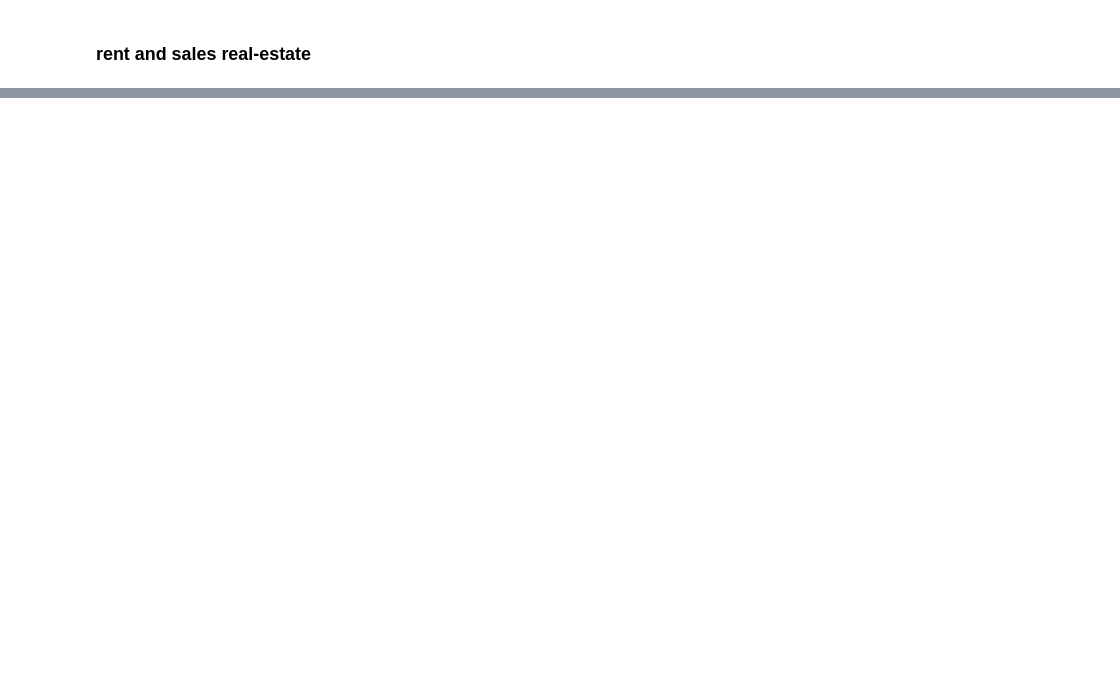
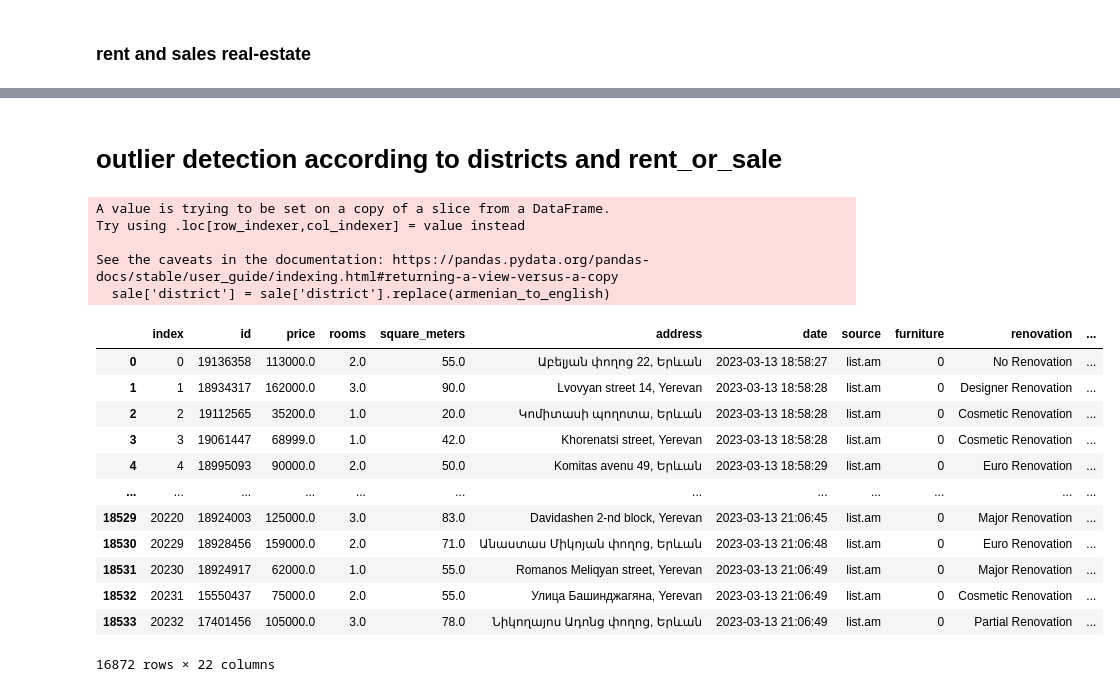
Before and after one commit to AvoDzis/capstone-real-estate, a Jupyter notebook: cleaning_data.ipynb, the cells around one changed output, grey strips where cells are left out. Drawn from its saved outputs; the diff is of its cells as text; code cells hidden in the pictures; blank space fills up the shorter version.

```diff
--- a/cleaning_data.ipynb
+++ b/cleaning_data.ipynb
@@ -158,0 +206,2 @@ rent = yerevan_actual.loc[(yerevan_actual["rent_or_sale"]=="rent houses") | (yer
+# %% [markdown]
+# outlier detection according to districts and rent_or_sale
@@ -158,0 +219,38 @@ rent = yerevan_actual.loc[(yerevan_actual["rent_or_sale"]=="rent houses") | (yer
+# %%
+armenian_to_english = {'Աջափնյակ': 'Achapnyak',
+                       'Նոր Նորք': 'Nor-Nork',
+                       'Արաբկիր': 'Arabkir',
+                       'Կենտրոն': 'Kentron',
+                       'Դավթաշեն': 'Davtashen',
+                       'Էրեբունի': 'Erebuni',
+                       'Շենգավիթ': 'Shengavit',
+                       'Քանաքեռ-Զեյթուն': 'Qanaqer-Zeytun',
+                       'Մալաթիա-Սեբաստիա': 'Malatia-Sebastia',
+                       'Ավան': 'Avan',
+                       'Նոր Նորքի 1-ին զանգված': 'Nor-Nork',
+                       'Նոր Նորքի 2-րդ զանգված': 'Nor-Nork',
+                       'Դավթաշեն գյուղ': 'Davtashen',
+                       'Նորք Մարաշ': 'Norq-Marash',
+                       'Գլենդել Հիլզ': 'Kentron',
+                       'Նուբարաշեն': 'Nubarashen'}
+
+sale['district'] = sale['district'].replace(armenian_to_english)
+# %% [output]
+A value is trying to be set on a copy of a slice from a DataFrame.
+Try using .loc[row_indexer,col_indexer] = value instead
+
+See the caveats in the documentation: https://pandas.pydata.org/pandas-docs/stable/user_guide/indexing.html#returning-a-view-versus-a-copy
+  sale['district'] = sale['district'].replace(armenian_to_english)
+|  | index | id | price | rooms | square_meters | address | date | source | furniture | renovation | ... |
+| 0 | 0 | 19136358 | 113000.0 | 2.0 | 55.0 | Աբելյան փողոց 22, Երևան | 2023-03-13 18:58:27 | list.am | 0 | No Renovation | ... |
+| 1 | 1 | 18934317 | 162000.0 | 3.0 | 90.0 | Lvovyan street 14, Yerevan | 2023-03-13 18:58:28 | list.am | 0 | Designer Renovation | ... |
+| 2 | 2 | 19112565 | 35200.0 | 1.0 | 20.0 | Կոմիտասի պողոտա, Երևան | 2023-03-13 18:58:28 | list.am | 0 | Cosmetic Renovation | ... |
+| 3 | 3 | 19061447 | 68999.0 | 1.0 | 42.0 | Khorenatsi street, Yerevan | 2023-03-13 18:58:28 | list.am | 0 | Cosmetic Renovation | ... |
+| 4 | 4 | 18995093 | 90000.0 | 2.0 | 50.0 | Komitas avenu 49, Երևան | 2023-03-13 18:58:29 | list.am | 0 | Euro Renovation | ... |
+| ... | ... | ... | ... | ... | ... | ... | ... | ... | ... | ... | ... |
+| 18529 | 20220 | 18924003 | 125000.0 | 3.0 | 83.0 | Davidashen 2-nd block, Yerevan | 2023-03-13 21:06:45 | list.am | 0 | Major Renovation | ... |
+| 18530 | 20229 | 18928456 | 159000.0 | 2.0 | 71.0 | Անաստաս Միկոյան փողոց, Երևան | 2023-03-13 21:06:48 | list.am | 0 | Euro Renovation | ... |
+| 18531 | 20230 | 18924917 | 62000.0 | 1.0 | 55.0 | Romanos Meliqyan street, Yerevan | 2023-03-13 21:06:49 | list.am | 0 | Major Renovation | ... |
+| 18532 | 20231 | 15550437 | 75000.0 | 2.0 | 55.0 | Улица Башинджагяна, Yerevan | 2023-03-13 21:06:49 | list.am | 0 | Cosmetic Renovation | ... |
+| 18533 | 20232 | 17401456 | 105000.0 | 3.0 | 78.0 | Նիկողայոս Ադոնց փողոց, Երևան | 2023-03-13 21:06:49 | list.am | 0 | Partial Renovation | ... |
+16872 rows × 22 columns
```
Also changed, not shown: parts of 19 cells of this notebook.
